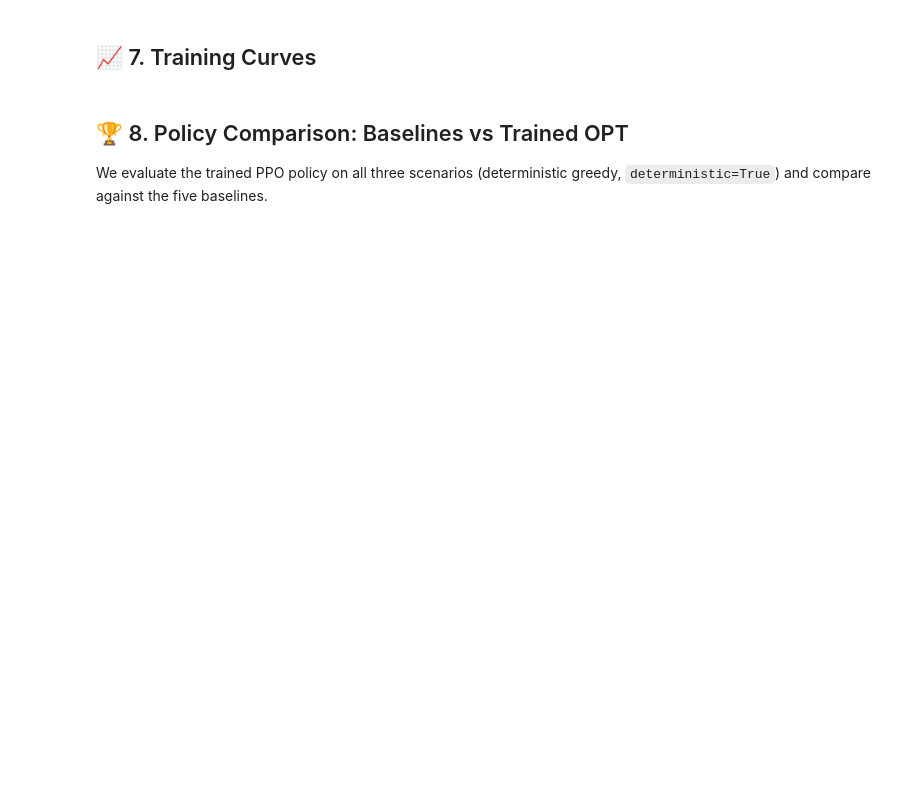
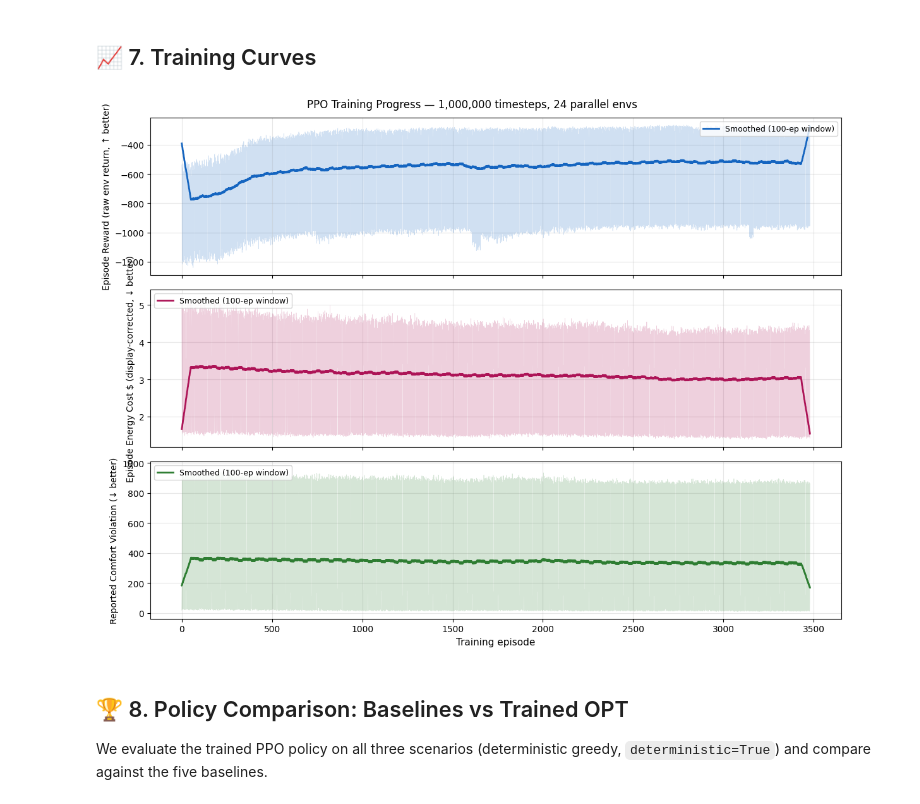
Before and after one commit to uatragada/IntelliWarm, a Jupyter notebook: notebooks/opt_heating_policy_training.ipynb, the cells around one changed output. Drawn from its saved outputs; the diff is of its cells as text; code cells hidden in the pictures; blank space fills up the shorter version.

```diff
--- a/notebooks/opt_heating_policy_training.ipynb
+++ b/notebooks/opt_heating_policy_training.ipynb
@@ -563,7 +640,7 @@ BASELINE_CONTROLLERS = {
         room_config=room_config,
         min_temperature=18.0,
         max_temperature=24.0,
-        preheat_lookahead_steps=2,
+        preheat_lookahead_steps=24,
     )
     for room_name, room_config in ROOMS.items()
 }
@@ -578,7 +655,7 @@ HYBRID_CONTROLLERS = {
         },
         min_temperature=18.0,
         max_temperature=24.0,
-        preheat_lookahead_steps=2,
+        preheat_lookahead_steps=24,
     )
     for zone_name, zone_config in ZONES.items()
 }
@@ -852,6 +952,33 @@ def load_training_artifacts():
 
     with TRAINING_SUMMARY_PATH.open("r", encoding="utf-8") as fh:
         training_summary = json.load(fh)
+
+    raw_episode_costs = [float(value) for value in training_summary.get("episode_costs", [])]
+    step_minutes = int(training_summary.get("step_minutes", STEP_MINUTES))
+    cost_units = training_summary.get("cost_units")
+    cost_scale = 1.0
+    cost_source = cost_units or "unknown"
+
+    if cost_units == "step_dollars":
+        cost_source = "step_dollars"
+    elif cost_units in {"legacy_hourly_sum", "hourly_sum_per_step"}:
+        cost_scale = step_minutes / 60.0
+        cost_source = f"{cost_units} -> step_dollars"
+    elif raw_episode_costs:
+        recent_window = raw_episode_costs[-min(100, len(raw_episode_costs)):]
+        recent_median = float(np.median(recent_window))
+        if recent_median > 20.0:
+            cost_scale = step_minutes / 60.0
+            cost_source = "auto-detected legacy hourly totals"
+        else:
+            cost_source = "auto-assumed step_dollars"
+
+    training_summary["step_minutes"] = step_minutes
+    training_summary["episode_cost_scale"] = cost_scale
+    training_summary["episode_cost_source"] = cost_source
+    training_summary["episode_costs_display"] = [
+        float(value) * cost_scale for value in raw_episode_costs
+    ]
 
     normalize_path = Path(
         training_summary.get(
@@ -920,35 +1071,37 @@ if training_summary.get("episode_rewards_normalized"):
 # %%
 def _smooth(data, window: int = 50):
     """Centred rolling mean, padded with edge values."""
     if len(data) < window:
         return np.array(data)
     return np.convolve(data, np.ones(window) / window, mode="same")
 
 fig, axes = plt.subplots(3, 1, figsize=(12, 9), sharex=True)
 ep_rewards = training_summary["episode_rewards"]
-ep_costs = training_summary["episode_costs"]
+ep_costs = training_summary["episode_costs_display"]
 ep_violations = training_summary["episode_violations"]
 ep_idx = np.arange(len(ep_rewards))
 
 METRICS = [
     (ep_rewards,    "Episode Reward (raw env return, ↑ better)", "#1565C0"),
-    (ep_costs,      "Episode Energy Cost $ (↓ better)",   "#AD1457"),
+    (ep_costs,      "Episode Energy Cost $ (display-corrected, ↓ better)",   "#AD1457"),
     (ep_violations, "Reported Comfort Violation (↓ better)", "#2E7D32"),
 ]
 
 for ax, (data, title, color) in zip(axes, METRICS):
     ax.plot(ep_idx, data, alpha=0.20, color=color, lw=0.5)
     smooth = _smooth(data, window=min(100, max(10, len(data) // 20)))
     ax.plot(ep_idx, smooth, color=color, lw=2, label="Smoothed (100-ep window)")
     ax.set_ylabel(title, fontsize=10)
     ax.grid(True, alpha=0.3)
     ax.legend(fontsize=9, loc="upper right" if "Reward" in title else "upper left")
 
 axes[-1].set_xlabel("Training episode", fontsize=11)
 plt.suptitle(f"PPO Training Progress — {training_summary['total_timesteps']:,} timesteps, {training_summary['n_envs']} parallel envs",
              fontsize=12)
 plt.tight_layout()
 plt.show()
+# %% [output]
+[figure, added]
 # %% [markdown]
 ## 🏆 8. Policy Comparison: Baselines vs Trained OPT
 
```
Also changed, not shown: parts of 22 cells of this notebook, 27 other files.
